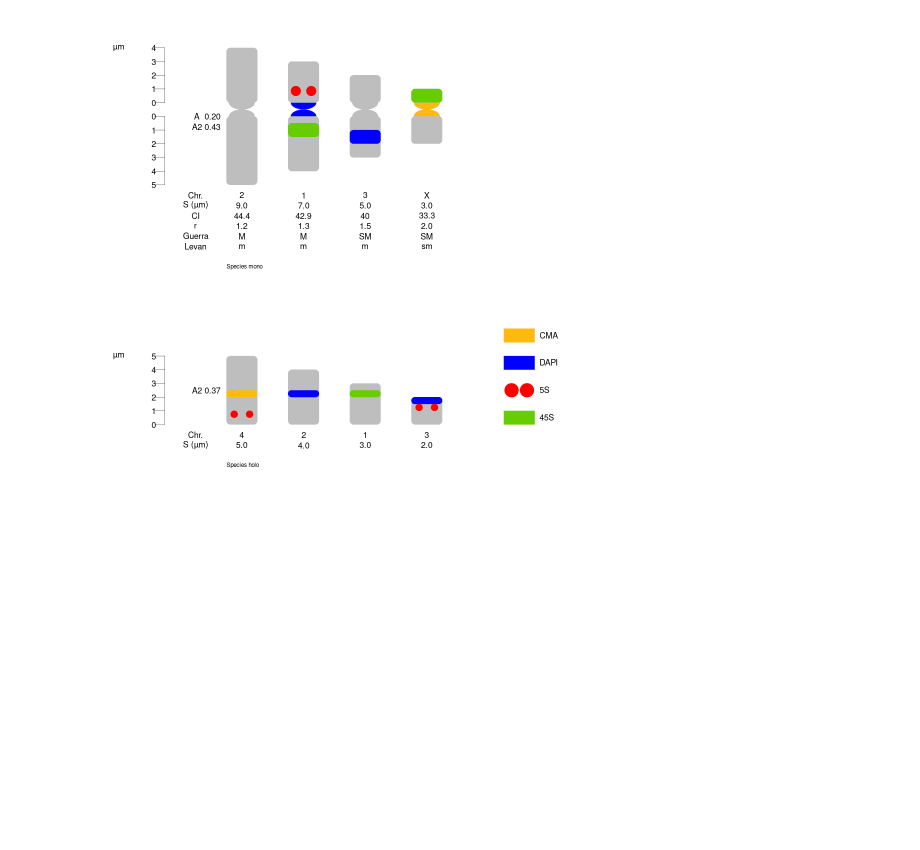
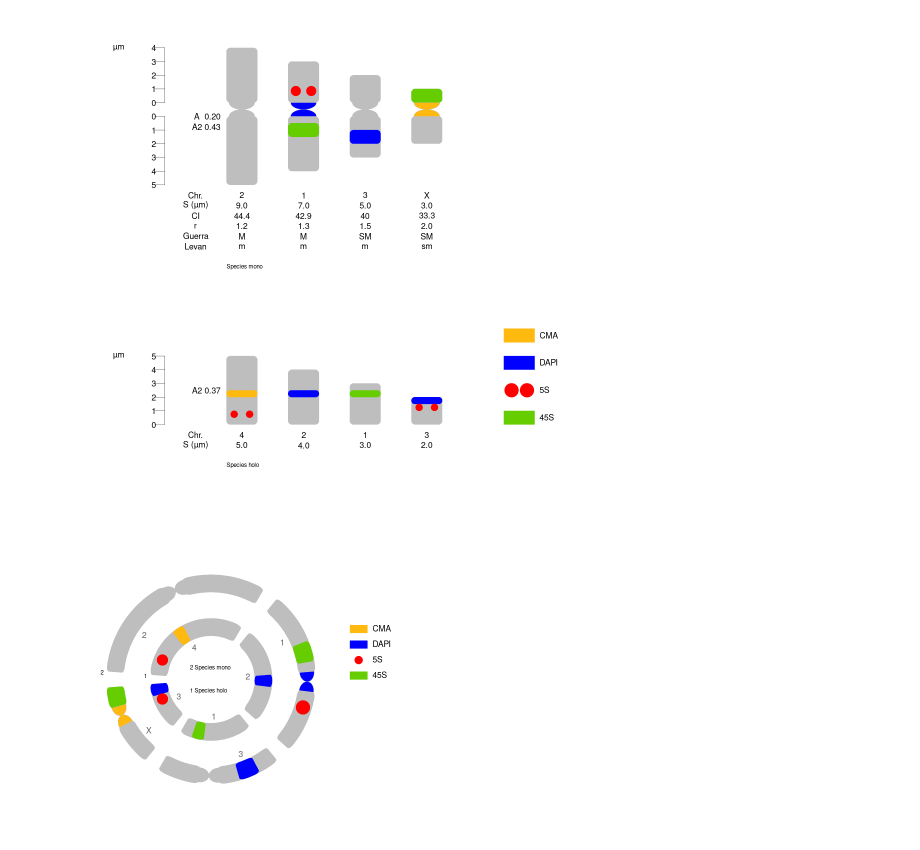
Before and after one commit to fernandoroa/IFjupyter, a Jupyter notebook: 03-minimal.ipynb, the cells around one changed output. Saved outputs shown, nothing was run; the diff lists cells and outputs as text; code cells hidden in the pictures; blank space fills up the shorter version.

```diff
--- a/03-minimal.ipynb
+++ b/03-minimal.ipynb
@@ -294,3 +292,54 @@ plotIdiograms(dfChrSize  = monoholoCS,   # data.frame of chr. size
 #dev.off() # close png
 # %% [output]
 [figure]
+# %%
+library(idiogramFISH)
+
+#svg("testing.svg",width=14,height=10 )
+#png("monoholoCS.png", width=700, height=600)
+options(repr.plot.width = 6, repr.plot.height = 6, repr.plot.res = 100)
+
+par(mar=rep(0,4))
+
+suppressMessages(
+
+plotIdiograms(dfChrSize  = monoholoCS,   # data.frame of chr. size
+              dfMarkColor= dfMarkColor,  # df of mark style
+              dfMarkPos  = monoholoMarks,# df of mark positions, includes cen. marks
+
+              chrSize = TRUE,            # show chr. size under chr.
+
+              squareness = 4,            # vertices squareness
+              roundedCen = FALSE,        # triangular cen.
+              addOTUName = TRUE,         # add OTU names
+              OTUTextSize = .7,          # font size of OTU
+              distTextChr = .5,          # separ. among chr. and text and among chr. name and indices
+
+              legendHeight= 1,           # height of legend labels
+              legendWidth = 1,           # width of legend labels
+              fixCenBorder = TRUE,       # use chrColor as border color of cen. or cen. marks
+
+              xlimLeftMod=-2,             # modify xlim left argument of plot
+              xlimRightMod=2,            # modify xlim right argument of plot
+              ylimBotMod= .2,            # modify ylim bottom argument of plot
+              ylimTopMod=-2
+
+              ,chromatids=FALSE          # do not show separ. chromatids
+
+              ,useOneDot=TRUE
+
+              ,circularPlot = TRUE       # circularPlot
+              ,shrinkFactor = .9         # percentage 1 = 100% of circle with chr.
+              ,circleCenter = 3          # X coordinate of circleCenter (affects legend pos.)
+              ,chrLabelSpacing = .9      # chr. names spacing
+
+              ,OTUsrt = 0                # angle for OTU name (or number)
+              ,OTUplacing = "number"     # Use number and legend instead of name
+              ,OTULabelSpacerx = -0.6    # modify position of OTU label, when OTUplacing="number" or "simple"
+              ,OTUlegendHeight = 1.5     # space among OTU names when in legend - OTUplacing
+              ,separFactor = 0.75        # alter separ. of kar.
+)
+)
+#dev.off() # close png
+# %% [output]
+[figure, added]
```
Also changed, not shown: parts of 1 cell of this notebook, 1 other file.
